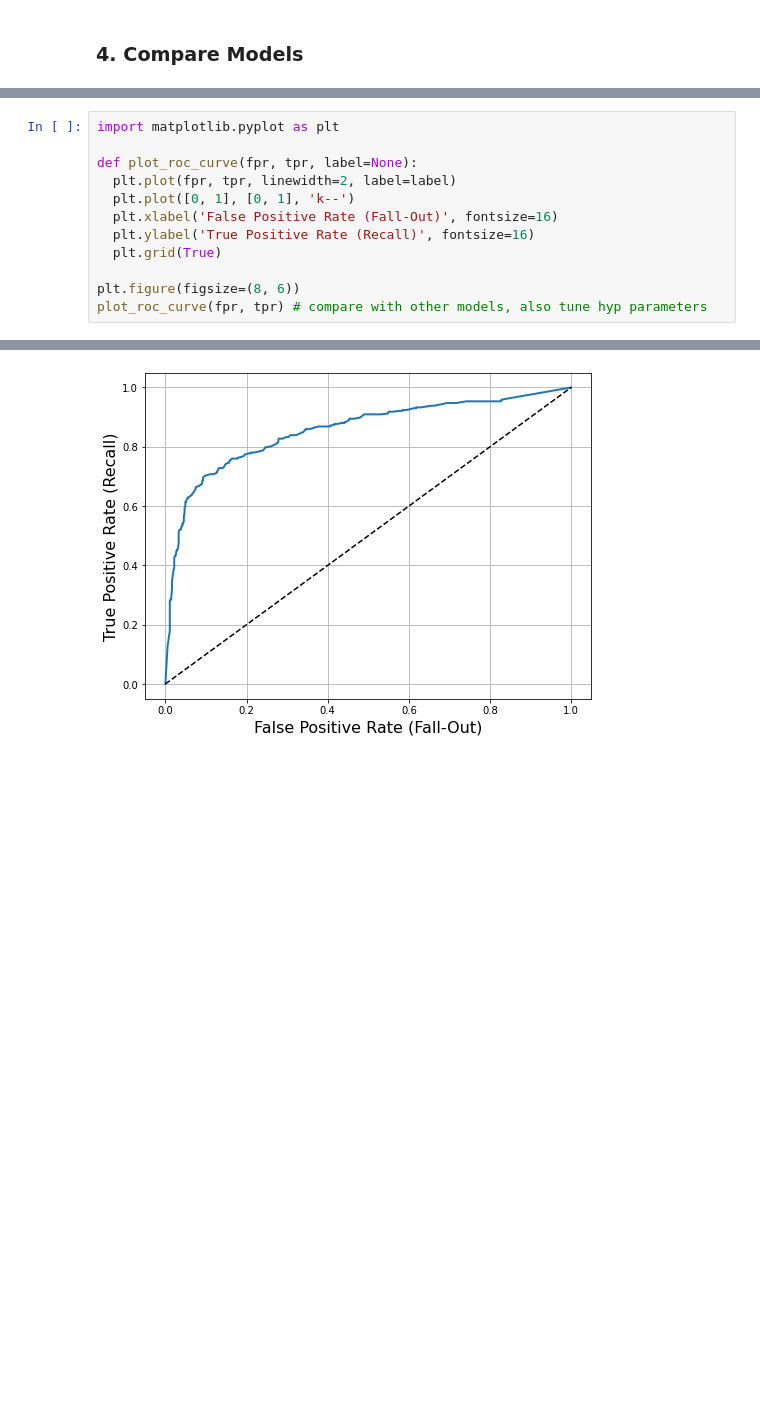
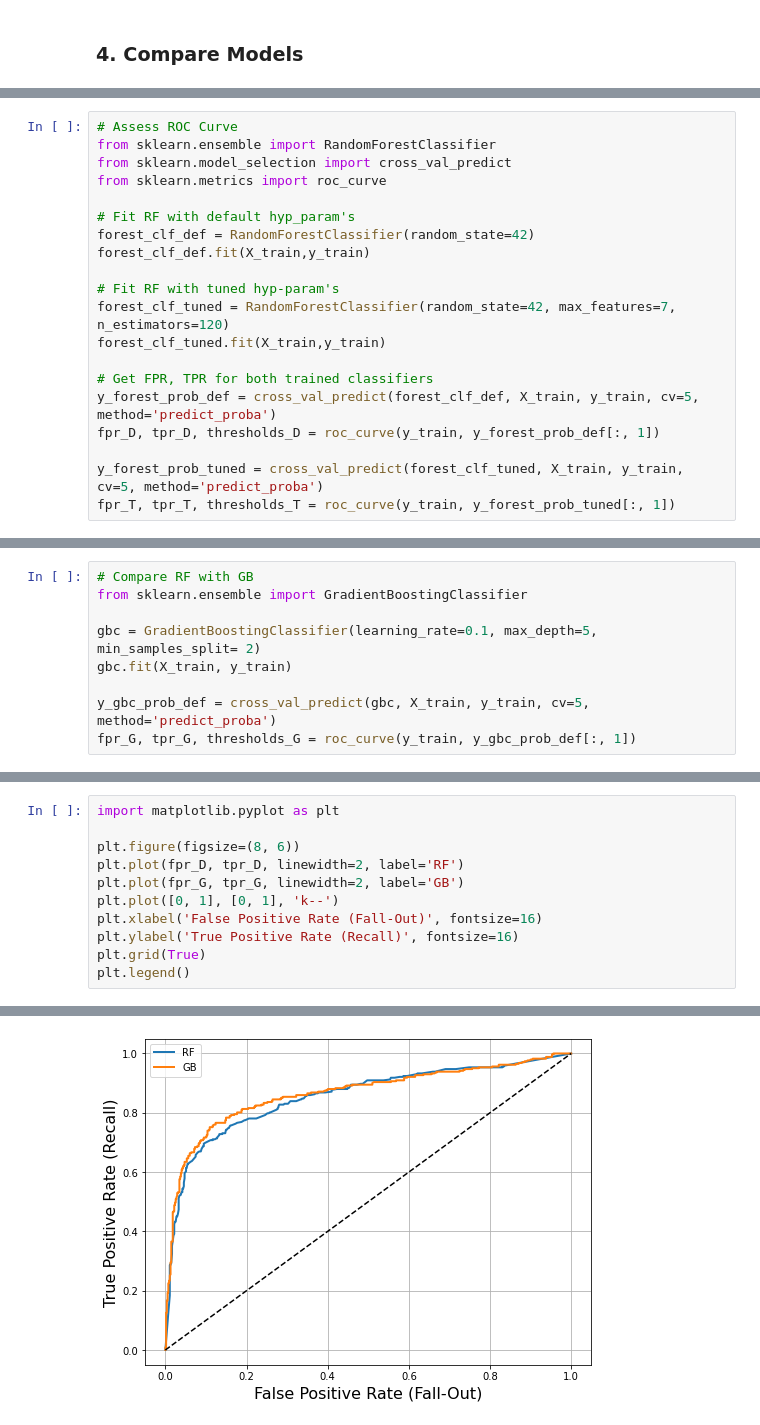
Before and after one commit to Chachabeat/Dojo, a Jupyter notebook: Titanic_Exercise.ipynb, the cells around one changed output, grey strips where cells are left out. Saved outputs shown, nothing was run; the diff lists cells and outputs as text; blank space fills up the shorter version.

```diff
--- a/Titanic_Exercise.ipynb
+++ b/Titanic_Exercise.ipynb
@@ -878,0 +879,20 @@ fpr, tpr, thresholds = roc_curve(y_train, y_forest_prob[:, 1])
+# %%
+# Assess ROC Curve
+from sklearn.ensemble import RandomForestClassifier
+from sklearn.model_selection import cross_val_predict
+from sklearn.metrics import roc_curve
+
+# Fit RF with default hyp_param's
+forest_clf_def = RandomForestClassifier(random_state=42)
+forest_clf_def.fit(X_train,y_train)
+
+# Fit RF with tuned hyp-param's
+forest_clf_tuned = RandomForestClassifier(random_state=42, max_features=7, n_estimators=120)
+forest_clf_tuned.fit(X_train,y_train)
+
+# Get FPR, TPR for both trained classifiers
+y_forest_prob_def = cross_val_predict(forest_clf_def, X_train, y_train, cv=5, method='predict_proba')
+fpr_D, tpr_D, thresholds_D = roc_curve(y_train, y_forest_prob_def[:, 1])
+
+y_forest_prob_tuned = cross_val_predict(forest_clf_tuned, X_train, y_train, cv=5, method='predict_proba')
+fpr_T, tpr_T, thresholds_T = roc_curve(y_train, y_forest_prob_tuned[:, 1])
@@ -878,0 +946,9 @@ fpr, tpr, thresholds = roc_curve(y_train, y_forest_prob[:, 1])
+# %%
+# Compare RF with GB
+from sklearn.ensemble import GradientBoostingClassifier
+
+gbc = GradientBoostingClassifier(learning_rate=0.1, max_depth=5, min_samples_split= 2)
+gbc.fit(X_train, y_train)
+
+y_gbc_prob_def = cross_val_predict(gbc, X_train, y_train, cv=5, method='predict_proba')
+fpr_G, tpr_G, thresholds_G = roc_curve(y_train, y_gbc_prob_def[:, 1])
@@ -879,13 +966,12 @@ fpr, tpr, thresholds = roc_curve(y_train, y_forest_prob[:, 1])
 # %%
 import matplotlib.pyplot as plt
 
-def plot_roc_curve(fpr, tpr, label=None):
-  plt.plot(fpr, tpr, linewidth=2, label=label)
-  plt.plot([0, 1], [0, 1], 'k--')
-  plt.xlabel('False Positive Rate (Fall-Out)', fontsize=16)
-  plt.ylabel('True Positive Rate (Recall)', fontsize=16)
-  plt.grid(True)
-
 plt.figure(figsize=(8, 6))
-plot_roc_curve(fpr, tpr) # compare with other models, also tune hyp parameters
+plt.plot(fpr_D, tpr_D, linewidth=2, label='RF')
+plt.plot(fpr_G, tpr_G, linewidth=2, label='GB')
+plt.plot([0, 1], [0, 1], 'k--')
+plt.xlabel('False Positive Rate (Fall-Out)', fontsize=16)
+plt.ylabel('True Positive Rate (Recall)', fontsize=16)
+plt.grid(True)
+plt.legend()
 # %% [output]
@@ -892 +985 @@ plot_roc_curve(fpr, tpr) # compare with other models, also tune hyp parameters
-[figure, old version]
+[figure, new version]
```
Also changed, not shown: parts of 32 cells of this notebook.
